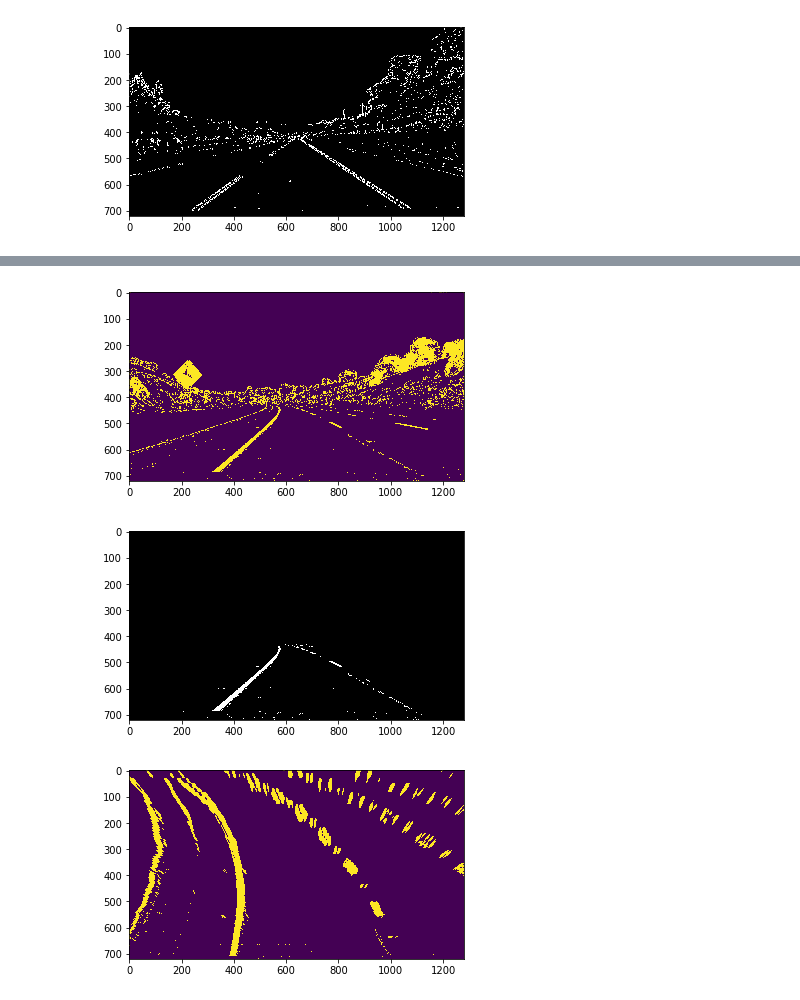
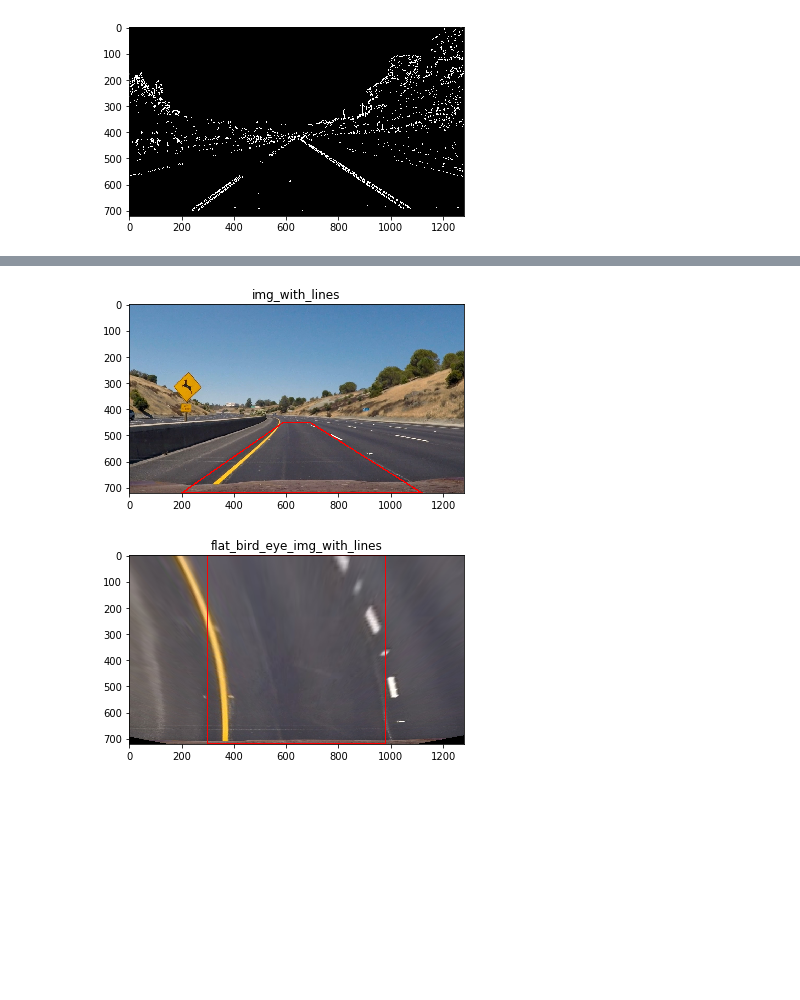
Before and after one commit to fevemania/Advanced-laneline-detector, a Jupyter notebook: examples/example.ipynb, the cells around one changed output, grey strips where cells are left out. Saved outputs shown, nothing was run; the diff lists cells and outputs as text; code cells hidden in the pictures; blank space fills up the shorter version.

Commit message:
realize perception transform from normal view to bird-eye view

```diff
--- a/examples/example.ipynb
+++ b/examples/example.ipynb
@@ -403,33 +376,62 @@ def region_of_interest(img, vertices):
 # %%
-def perspective_transform(img):
-    img_shape = img.shape
-    roi_y_top = img_shape[0]*0.6
-    mid_x = img_shape[1]/2         # midden position of x coordinate in the given image
-    offset = 60
-    vertices = np.array([[(mid_x + offset, roi_y_top), (1150,img_shape[0]), (160, img_shape[0]), (mid_x - offset, roi_y_top)]], dtype=np.int32)
-    new_img = region_of_interest(img, vertices)
-    plt.imshow(new_img, cmap='gray')
-    plt.show()
+def perspective_transform(img, debug=False):
+    # Get image dimensions
 
-    src = np.float32(vertices)
-    dst = np.float32([[(1000, 0),(1000, 720), (300, 720), (300, 0)]])
+
+    (h, w) = (img.shape[0], img.shape[1])
+
+    roi_y_top = h*0.625
+    mid_x = w//2         # midden position of x coordinate in the given image
+    offset = 50
+    dst_w_offset = 300
+
+    src_vertices = np.array([[mid_x + offset, roi_y_top], [w - 160, h],
+                             [200, h], [mid_x - offset, roi_y_top]], dtype=np.int32)
+    dst_vertices = np.array([[w - dst_w_offset, 0], [w - dst_w_offset, h],
+                             [dst_w_offset, h]    , [dst_w_offset, 0]], dtype=np.int32)
+
+    src = np.float32(src_vertices)
+    dst = np.float32(dst_vertices)
 
     # perspective transform is a matrix that's returned by the function
     # getPerspectiveTranform
     M = cv2.getPerspectiveTransform(src, dst)
 
     img_size = (img.shape[1], img.shape[0])
 
     # Apply the transform M to the original image to get the wraped image
     warped = cv2.warpPerspective(img, M, img_size, flags=cv2.INTER_LINEAR)
 
+    if debug == True:
+        # original img with line
+        if img.ndim == 2:
+            channel = np.uint8(255*img)
+            img_with_lines = np.dstack((channel, channel, channel))
+        else:
+            img_with_lines = img.copy()
+
+        pts = src_vertices.reshape((-1,1,2))
+        lines = cv2.polylines(img_with_lines, [pts], True, (255,0,0), thickness=3)
+        plt.title('img_with_lines')
+        plt.imshow(img_with_lines)
+        plt.show()
+
+        # flat bird-eye img with line
+        if img.ndim == 2:
+            channel = np.uint8(255*warped)
+            flat_bird_eye_img_with_lines = np.dstack((channel, channel, channel))
+        else:
+            flat_bird_eye_img_with_lines = warped.copy()
+        pts = dst_vertices.reshape((-1,1,2))
+        lines = cv2.polylines(flat_bird_eye_img_with_lines, [pts], True, (255,0,0), thickness=3)
+        plt.title('flat_bird_eye_img_with_lines')
+        plt.imshow(flat_bird_eye_img_with_lines)
+        plt.show()
+
     return warped
 
-plt.imshow(combined_binary)
-plt.show()
-plt.imshow(perspective_transform(combined_binary))
-plt.show()
+perspective_transform(img, debug=True);
+# perspective_transform(combined_binary, debug=True);
 # %% [output]
-[figure, old version]
+[figure, new version]
-[figure, old version]
+[figure, new version]
-[figure, removed]
```
Also changed, not shown: parts of 2 cells of this notebook.
